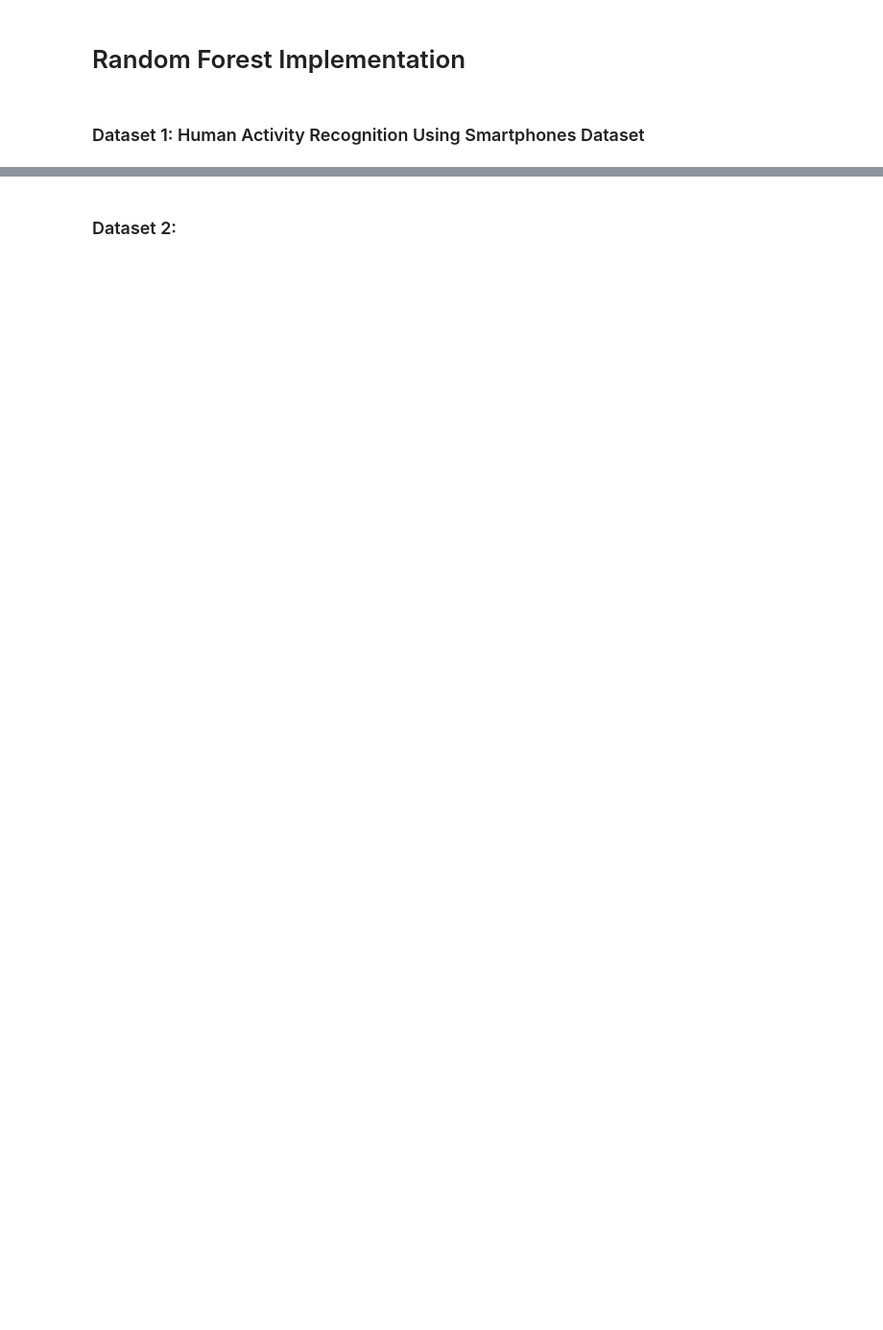
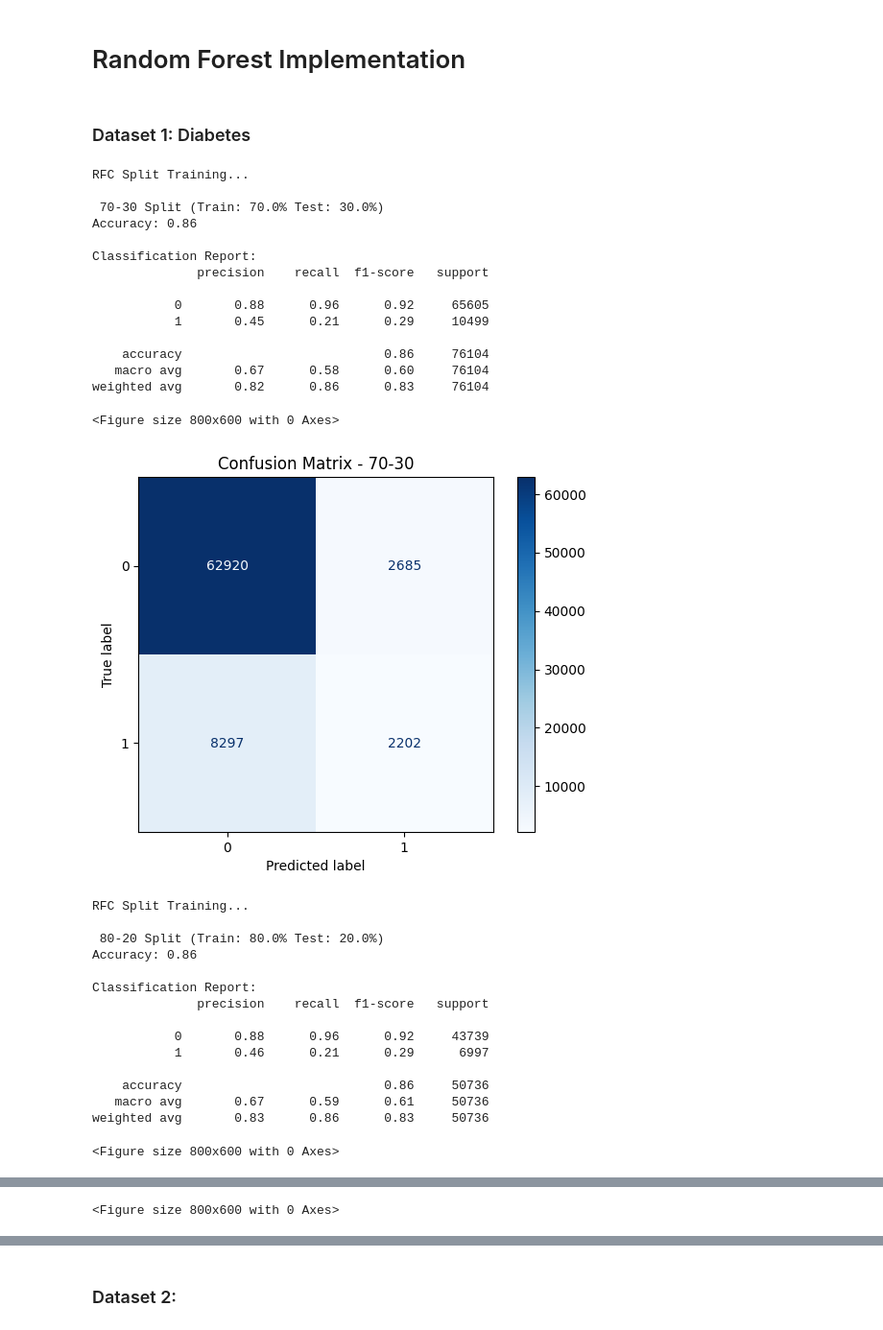
Before and after one commit to oodball/ML-implementation, a Jupyter notebook: random_forest.ipynb, the cells around one changed output, grey strips where cells are left out. Shown at 96% size. Cells and saved outputs as stored; diff of their text form; code cells hidden in the pictures; blank space fills up the shorter version.

```diff
--- a/random_forest.ipynb
+++ b/random_forest.ipynb
@@ -51,2 +56,76 @@ splits = {
 # %% [markdown]
-### Dataset 1: Human Activity Recognition Using Smartphones Dataset
+### Dataset 1: Diabetes
+# %%
+X = cdc_diabetes_health_indicators.data.features
+y = cdc_diabetes_health_indicators.data.targets
+
+
+# results = {}
+# for split_name, test_size in splits.items():
+#     accuracy = train_evaluate_model(X, y, test_size, split_name)
+#     results[split_name] = accuracy
+
+
+# avg_acc = 0
+# print("\n Summary of Results")
+# for split, acc in results.items():
+#     print(f"{split} split accuracy: {acc:.2f}")
+#     avg_acc += acc
+
+# avg_acc /= len(results)
+
+# print(f"Average Accuracy: {avg_acc:.2f}")
+
+results = {}
+
+# Evaluate the model for each split and feature set size
+for split_name, test_size in splits.items():
+    # for max_features in max_feature_set:
+        # print(f"Random Forest, Max Features: = {max_features}")
+    print(f"RFC Split Training...")
+    accuracy = train_evaluate_model(X, y, test_size, split_name, 20)
+    results[split_name] = accuracy
+        # results[f"{split_name}_max_features_{max_features}"] = accuracy
+
+# Print summary of results
+avg_acc = 0
+print("\nSummary of Results:")
+for split_max_feat, acc in results.items():
+    print(f"{split_max_feat} accuracy: {acc:.2f}")
+    avg_acc += acc
+
+avg_acc /= len(results)
+
+print(f"Average Accuracy: {avg_acc:.2f}")
+# %% [output]
+RFC Split Training...
+
+ 70-30 Split (Train: 70.0% Test: 30.0%)
+Accuracy: 0.86
+
+Classification Report:
+              precision    recall  f1-score   support
+
+           0       0.88      0.96      0.92     65605
+           1       0.45      0.21      0.29     10499
+
+    accuracy                           0.86     76104
+   macro avg       0.67      0.58      0.60     76104
+weighted avg       0.82      0.86      0.83     76104
+<Figure size 800x600 with 0 Axes>
+[figure, added]
+RFC Split Training...
+
+ 80-20 Split (Train: 80.0% Test: 20.0%)
+Accuracy: 0.86
+
+Classification Report:
+              precision    recall  f1-score   support
+
+           0       0.88      0.96      0.92     43739
+           1       0.46      0.21      0.29      6997
+
+    accuracy                           0.86     50736
+   macro avg       0.67      0.59      0.61     50736
+weighted avg       0.83      0.86      0.83     50736
+<Figure size 800x600 with 0 Axes>
@@ -52,0 +147 @@ splits = {
+<Figure size 800x600 with 0 Axes>
```
Also changed, not shown: parts of 5 cells of this notebook, 2 other files.
